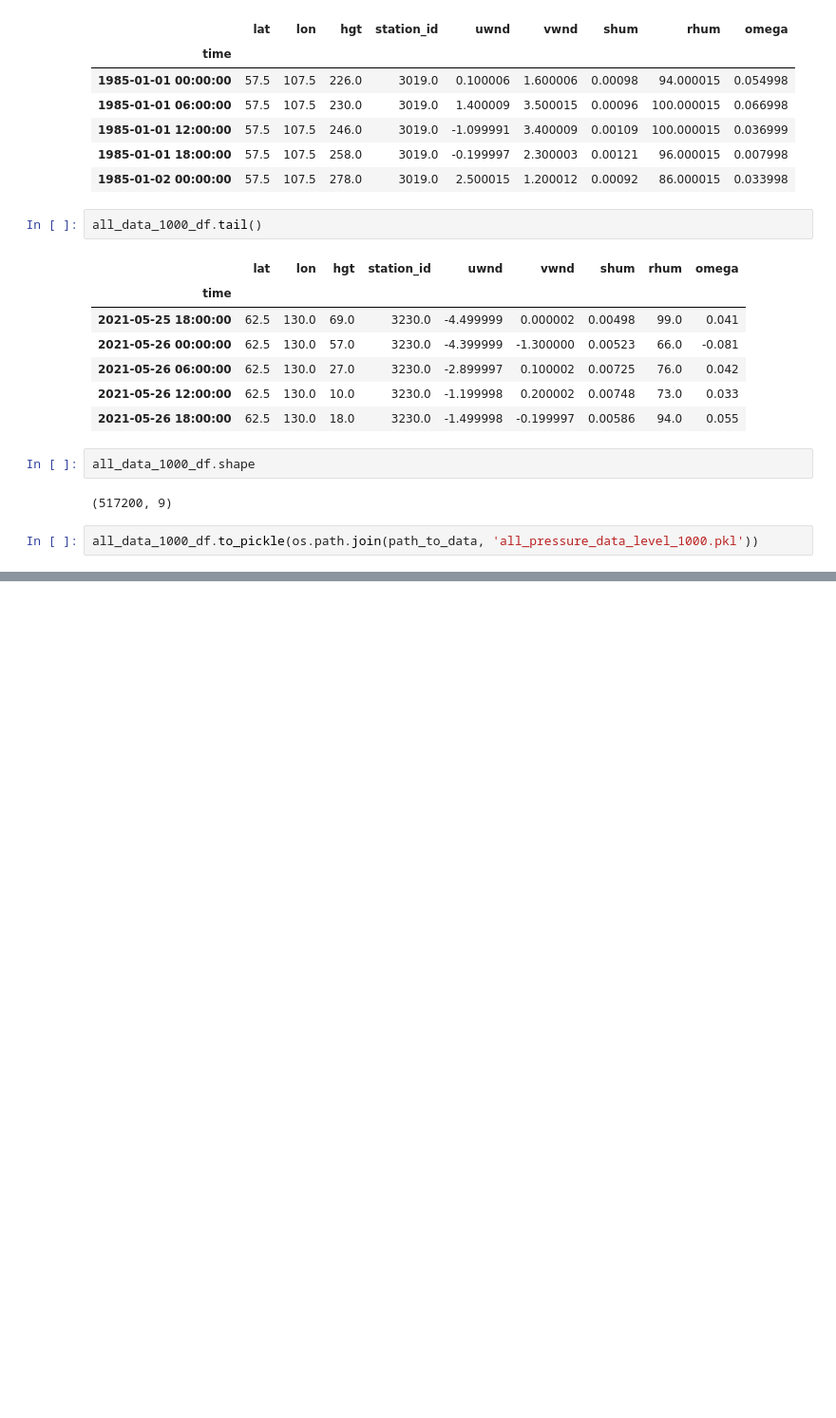
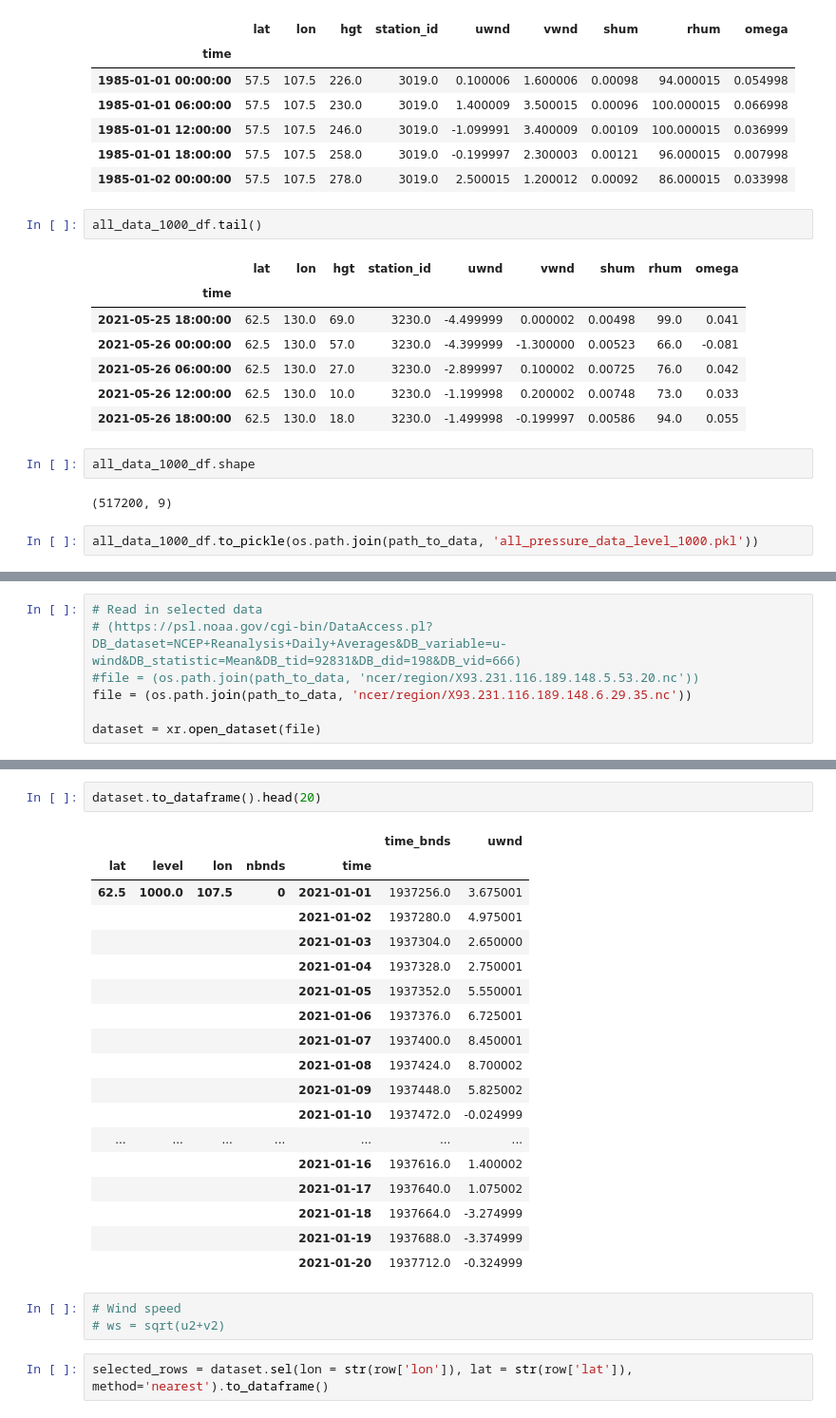
Before and after one commit to omoreva/emergencydatahack, a Jupyter notebook: Addidional_data.ipynb, the cells around one changed output, grey strips where cells are left out. Shown at 95% size. Cells and saved outputs as stored; diff of their text form; blank space fills up the shorter version.

```diff
--- a/Addidional_data.ipynb
+++ b/Addidional_data.ipynb
@@ -778,0 +769,7 @@ all_data_1000_df.to_pickle(os.path.join(path_to_data, 'all_pressure_data_level_1
+# %%
+# Read in selected data
+# (https://psl.noaa.gov/cgi-bin/DataAccess.pl?DB_dataset=NCEP+Reanalysis+Daily+Averages&DB_variable=u-wind&DB_statistic=Mean&DB_tid=92831&DB_did=198&DB_vid=666)
+#file = (os.path.join(path_to_data, 'ncer/region/X93.231.116.189.148.5.53.20.nc'))
+file = (os.path.join(path_to_data, 'ncer/region/X93.231.116.189.148.6.29.35.nc'))
+
+dataset = xr.open_dataset(file)
@@ -778,0 +799,26 @@ all_data_1000_df.to_pickle(os.path.join(path_to_data, 'all_pressure_data_level_1
+# %%
+dataset.to_dataframe().head(20)
+# %% [output]
+|  |  |  |  |  | time_bnds | uwnd |
+| lat | level | lon | nbnds | time |  |  |
+| 62.5 | 1000.0 | 107.5 | 0 | 2021-01-01 | 1937256.0 | 3.675001 |
+|  |  |  |  | 2021-01-02 | 1937280.0 | 4.975001 |
+|  |  |  |  | 2021-01-03 | 1937304.0 | 2.650000 |
+|  |  |  |  | 2021-01-04 | 1937328.0 | 2.750001 |
+|  |  |  |  | 2021-01-05 | 1937352.0 | 5.550001 |
+|  |  |  |  | 2021-01-06 | 1937376.0 | 6.725001 |
+|  |  |  |  | 2021-01-07 | 1937400.0 | 8.450001 |
+|  |  |  |  | 2021-01-08 | 1937424.0 | 8.700002 |
+|  |  |  |  | 2021-01-09 | 1937448.0 | 5.825002 |
+|  |  |  |  | 2021-01-10 | 1937472.0 | -0.024999 |
+| ... | ... | ... | ... | ... | ... | ... |
+|  |  |  |  | 2021-01-16 | 1937616.0 | 1.400002 |
+|  |  |  |  | 2021-01-17 | 1937640.0 | 1.075002 |
+|  |  |  |  | 2021-01-18 | 1937664.0 | -3.274999 |
+|  |  |  |  | 2021-01-19 | 1937688.0 | -3.374999 |
+|  |  |  |  | 2021-01-20 | 1937712.0 | -0.324999 |
+# %%
+# Wind speed
+# ws = sqrt(u2+v2)
+# %%
+selected_rows = dataset.sel(lon = str(row['lon']), lat = str(row['lat']), method='nearest').to_dataframe()
```
Also changed, not shown: parts of 34 cells of this notebook, 1 other file.
